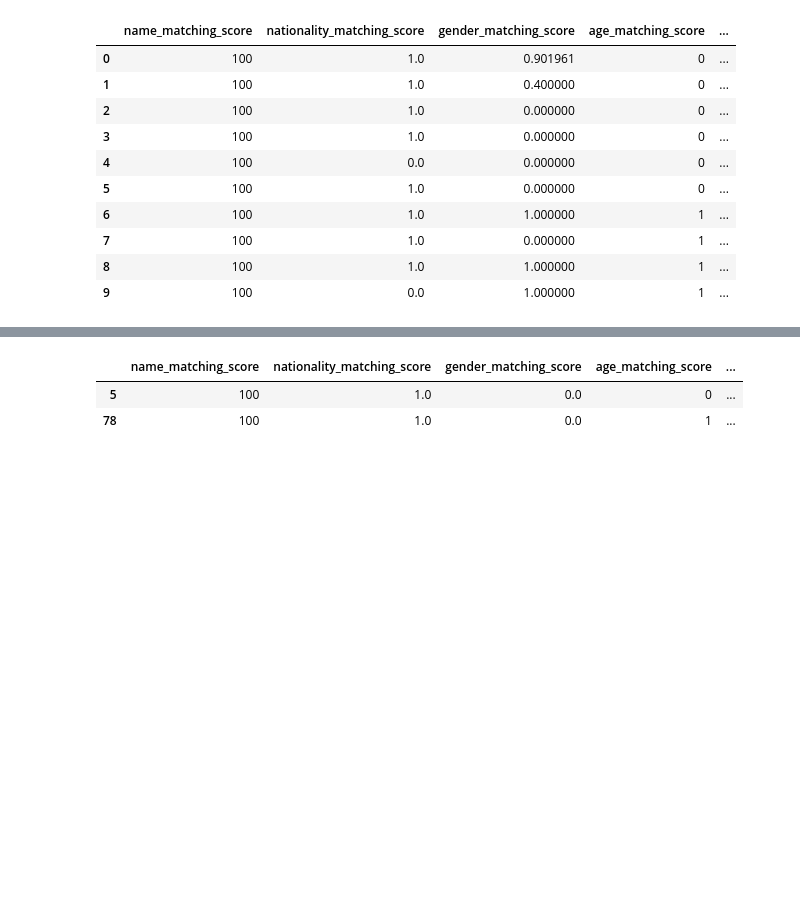
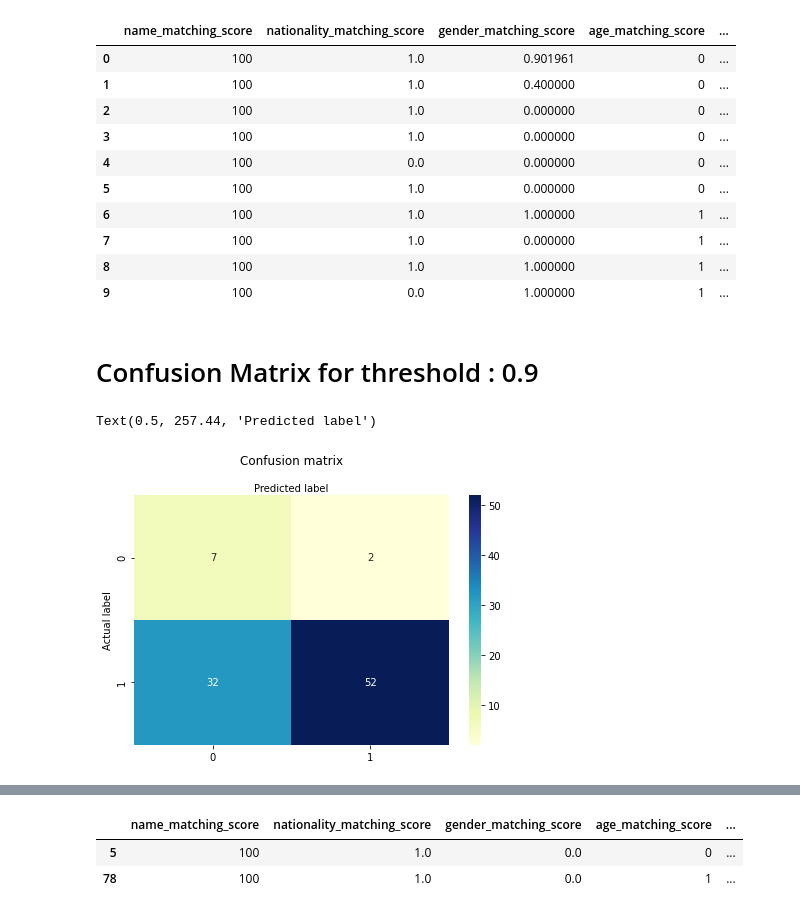
Before and after one commit to dylansee97/Capstone, a Jupyter notebook: confidence score weights processing.ipynb, the cells around one changed output, grey strips where cells are left out. Saved outputs shown, nothing was run; the diff lists cells and outputs as text; code cells hidden in the pictures; blank space fills up the shorter version.

Commit message:
Added confusion matrix for threshold 0.9 and 0.95

```diff
--- a/confidence score weights processing.ipynb
+++ b/confidence score weights processing.ipynb
@@ -254,3 +247,34 @@ df.head(10)
 | 7 | 100 | 1.0 | 0.000000 | 1 | ... |
 | 8 | 100 | 1.0 | 1.000000 | 1 | ... |
 | 9 | 100 | 0.0 | 1.000000 | 1 | ... |
+# %% [markdown]
+# Confusion Matrix for threshold : 0.9
+# %%
+from sklearn import metrics
+
+true_positive = len(df[(df['confidence score'] > 0.90) & (df['ground_confidence'] ==1)])
+false_positive = len(df[(df['confidence score'] < 0.90) & (df['ground_confidence'] ==1)])
+true_negative = len(df[(df['confidence score'] < 0.90) & (df['ground_confidence'] ==0)])
+false_negative = len(df[(df['confidence score'] > 0.90) & (df['ground_confidence'] ==0)])
+
+y_actual = df['ground_confidence']
+y_pred = list(map(lambda x: 1 if x > 0.95 else 0, df['confidence score']))
+
+cnf_matrix = metrics.confusion_matrix(y_actual, y_pred)
+cnf_matrix
+
+class_names=[0,1] # name  of classes
+fig, ax = plt.subplots()
+tick_marks = np.arange(len(class_names))
+plt.xticks(tick_marks, class_names)
+plt.yticks(tick_marks, class_names)
+# create heatmap
+sns.heatmap(pd.DataFrame(cnf_matrix), annot=True, cmap="YlGnBu" ,fmt='g')
+ax.xaxis.set_label_position("top")
+plt.tight_layout()
+plt.title('Confusion matrix', y=1.1)
+plt.ylabel('Actual label')
+plt.xlabel('Predicted label')
+# %% [output]
+Text(0.5, 257.44, 'Predicted label')
+[figure, added]
```
Also changed, not shown: parts of 24 cells of this notebook.
